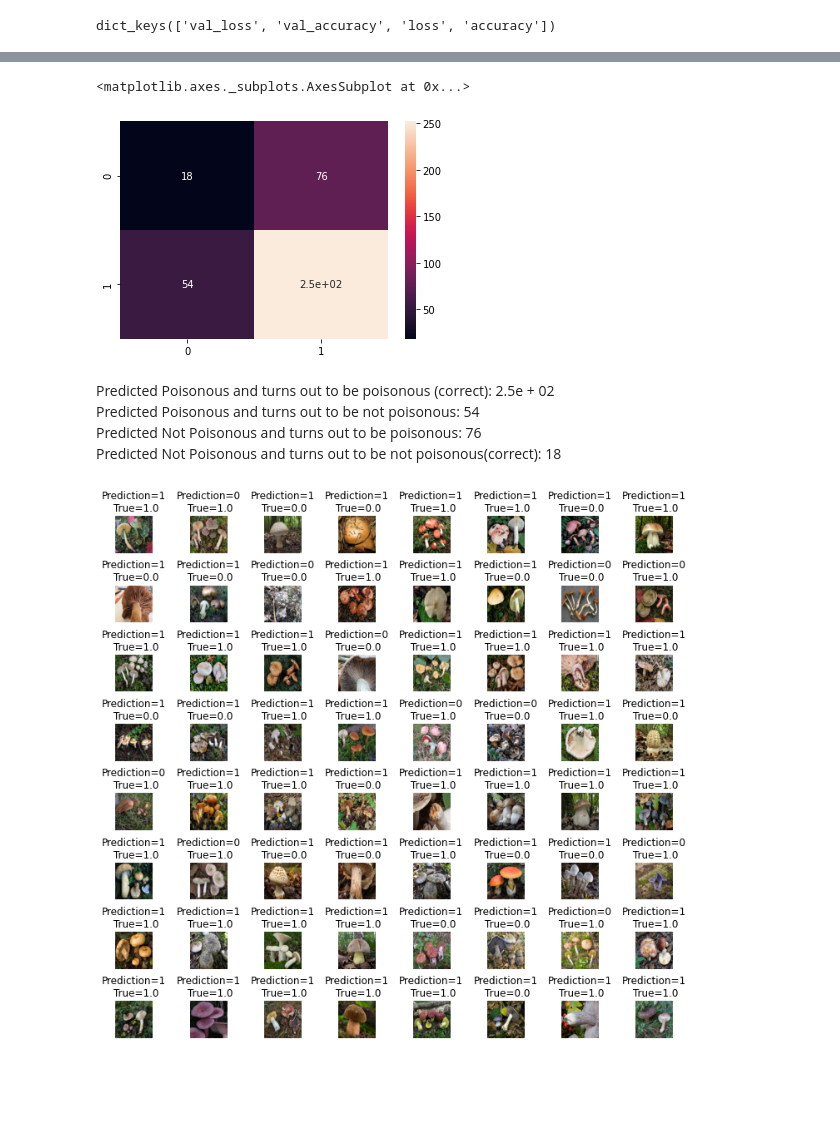
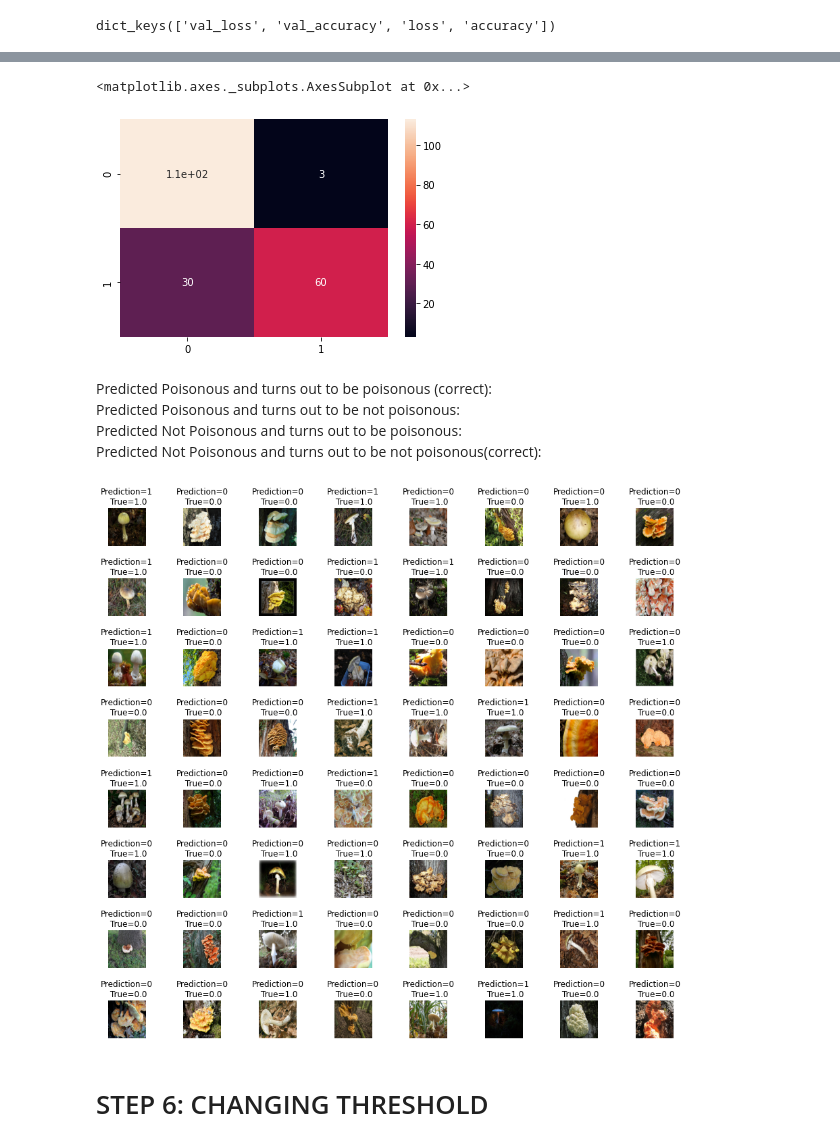
Before and after one commit to FunCodingPanda/Image_Classification, a Jupyter notebook: Mushroom_Capstone.ipynb, the cells around one changed output, grey strips where cells are left out. Cells and saved outputs as stored; diff of their text form; code cells hidden in the pictures; blank space fills up the shorter version.

```diff
--- a/Mushroom_Capstone.ipynb
+++ b/Mushroom_Capstone.ipynb
@@ -31,33 +27,33 @@ IndexError: list index out of range
 # pic_array.shape
 # pic
 # %%
-train_path = '/Users/sophie/Desktop/Mushrooms_Pictures/Train'
-valid_path = '/Users/sophie/Desktop/Mushrooms_Pictures/Validation'
-test_path = '/Users/sophie/Desktop/Mushrooms_Pictures/Test'
+train_path = '/Users/sophie/Desktop/test_image/Training'
+valid_path = '/Users/sophie/Desktop/test_image/Validation'
+test_path = '/Users/sophie/Desktop/test_image/Test'
 
 image_gen = ImageDataGenerator(rescale= 1. /255) # create a data generator rescale= 1. /255
 
 training_generator = image_gen.flow_from_directory(
     train_path,
-    classes=['Poisonous', 'Not_Poisonous'],
+    classes=['non_poisonous', 'poisonous'],
     class_mode='binary',
     target_size=(256, 256),
-    batch_size=2000
+    batch_size= 962
 )
 validation_generator = image_gen.flow_from_directory(
     valid_path,
-    classes=['Poisonous', 'Not_Poisonous'],
+    classes=['non_poisonous', 'poisonous'],
     class_mode='binary',
     target_size=(256, 256),
-    batch_size=400
+    batch_size=206
 )
 
 test_generator = image_gen.flow_from_directory(
     test_path,
-    classes=['Poisonous', 'Not_Poisonous'],
+    classes=['non_poisonous', 'poisonous'],
     class_mode='binary',
     target_size=(256, 256),
-    batch_size=100
+    batch_size=206
 )
 
 X_train, y_train = training_generator.next()
@@ -117,21 +119,21 @@ from keras.callbacks import TensorBoard
 # %%
 cnn_model = Sequential()
 
-cnn_model.add(Conv2D(filters=6, kernel_size=(5, 5), activation='relu', input_shape=Input_shape))
+cnn_model.add(Conv2D(filters=16, kernel_size=(3, 3), activation='relu', input_shape=Input_shape))
 cnn_model.add(AveragePooling2D())
 cnn_model.add(Dropout(0.3))
 
-cnn_model.add(Conv2D(filters=16, kernel_size=(5, 5), activation='relu'))
+cnn_model.add(Conv2D(filters=32, kernel_size=(3, 3), activation='relu'))
 cnn_model.add(AveragePooling2D())
 cnn_model.add(Dropout(0.3))
 
 cnn_model.add(Flatten())
 
-cnn_model.add(Dense(units=120, activation='relu'))
+cnn_model.add(Dense(units=64, activation='relu'))
 
-cnn_model.add(Dense(units=84, activation='relu'))
+cnn_model.add(Dense(units=32, activation='relu'))
 
-cnn_model.add(Dense(units=43, activation = 'softmax'))
+cnn_model.add(Dense(units=2, activation = 'softmax'))
 
 cnn_model.summary()
 # %% [output]
@@ -153,11 +155,12 @@ Trainable params: 7,161,131
 Non-trainable params: 0
 _________________________________________________________________
 # %%
-cnn_model.compile(loss ='sparse_categorical_crossentropy', optimizer=Adam(lr=0.001),metrics =['accuracy'])
+cnn_model.compile(loss ='sparse_categorical_crossentropy', optimizer=Adam(lr=0.0001),metrics =['accuracy'])
 # %%
 history = cnn_model.fit(X_train,
                         y_train,
-                        nb_epoch=50,
+                        nb_epoch=20,
+                        batch_size=50,
                         verbose=1,
                         validation_data = (X_validation,y_validation))
 # %% [output]
@@ -221,27 +247,30 @@ y_true = y_test
 # %%
 from sklearn.metrics import confusion_matrix
-cm = confusion_matrix(y_true, predicted_classes)
+cm = confusion_matrix(y_test, predicted_classes)
 plt.figure(figsize = (6,4))
 sns.heatmap(cm, annot=True)
 # %% [output]
 <matplotlib.axes._subplots.AxesSubplot at 0x...>
-[figure, old version]
+[figure, new version]
 # %% [markdown]
-Predicted Poisonous and turns out to be poisonous (correct): 2.5e + 02 <br>
-Predicted Poisonous and turns out to be not poisonous: 54 <br>
-Predicted Not Poisonous and turns out to be poisonous: 76 <br>
-Predicted Not Poisonous and turns out to be not poisonous(correct): 18 <br>
+Predicted Poisonous and turns out to be poisonous (correct):  <br>
+Predicted Poisonous and turns out to be not poisonous: <br>
+Predicted Not Poisonous and turns out to be poisonous: <br>
+Predicted Not Poisonous and turns out to be not poisonous(correct): <br>
 # %%
 L = 8
 W = 8
-fig, axes = plt.subplots(L, W, figsize = (12,12))
+fig, axes = plt.subplots(L, W, figsize = (15,15))
 axes = axes.ravel() #
 
 for i in np.arange(0, L * W):
     axes[i].imshow(X_test[i])
-    axes[i].set_title("Prediction={}\n True={}".format(predicted_classes[i], y_true[i]))
+    axes[i].set_title("Prediction={}\n True={}".format(predicted_classes[i], y_test[i]))
     axes[i].axis('off')
 
 plt.subplots_adjust(wspace=1)
+# will reference
 # %% [output]
-[figure, old version]
+[figure, new version]
+# %% [markdown]
+# STEP 6: CHANGING THRESHOLD
```
Also changed, not shown: parts of 27 cells of this notebook.
